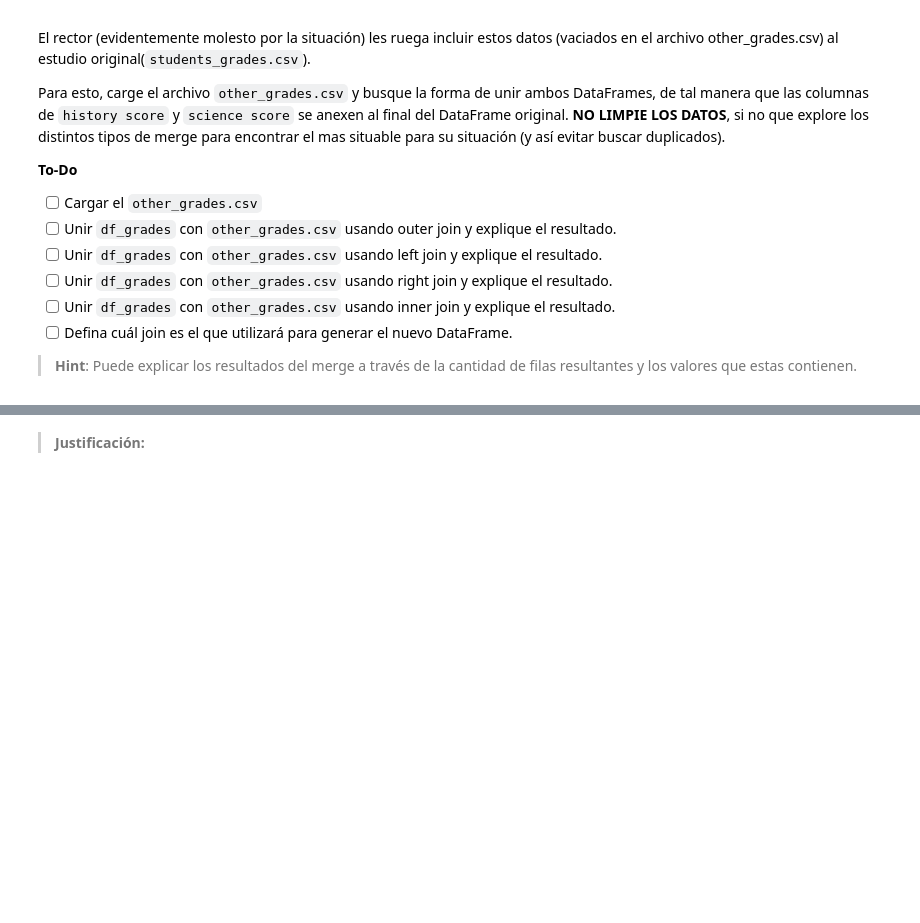
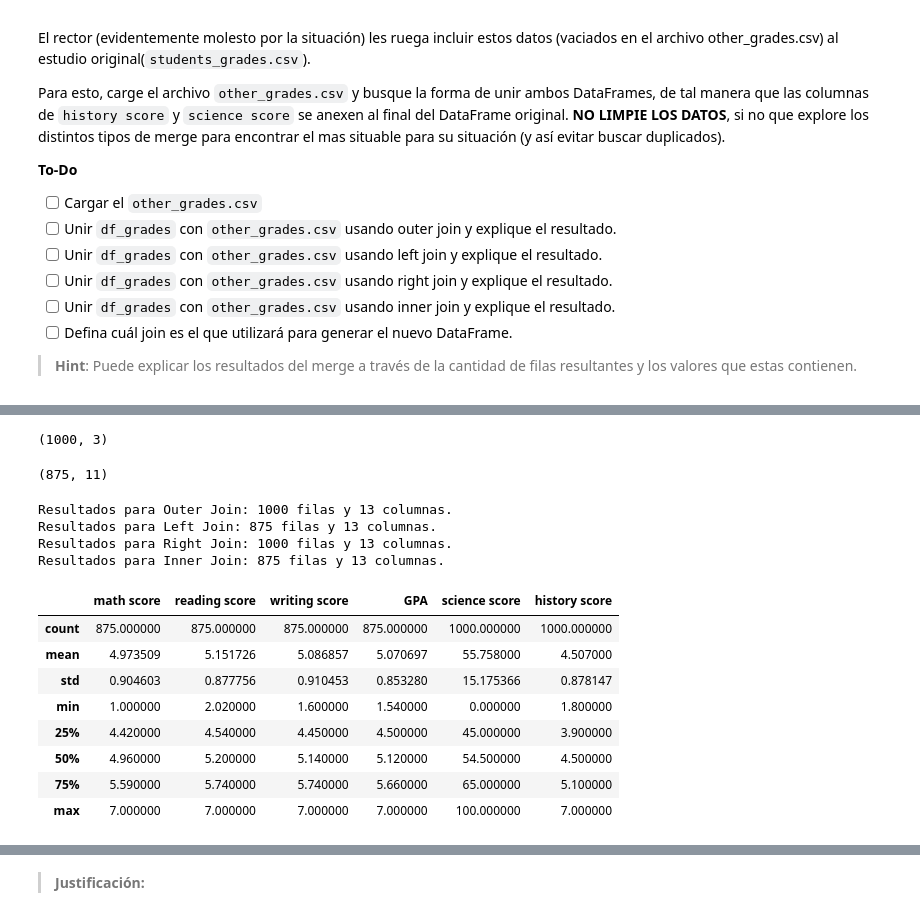
Before and after one commit to jchinchon/MDS7021-Laboratorio-de-Programacion-Cientifica-Labs-, a Jupyter notebook: Laboratorio 5/Laboratorio5_desarrollo.ipynb, the cells around one changed output, grey strips where cells are left out. Saved outputs shown, nothing was run; the diff lists cells and outputs as text; code cells hidden in the pictures; blank space fills up the shorter version.

```diff
--- a/Laboratorio 5/Laboratorio5_desarrollo.ipynb
+++ b/Laboratorio 5/Laboratorio5_desarrollo.ipynb
@@ -307,0 +305,40 @@ Ellipsis
+# %%
+#1. Cargar other_grades.csv
+df3 = pd.read_csv('other_grades.csv')
+# %%
+df3.shape
+# %% [output]
+(1000, 3)
+# %%
+df_grades.shape
+# %% [output]
+(875, 11)
+# %%
+from pandas.core.reshape.merge import merge
+#
+df_oj=df_grades.merge(right=df3,right_on='names',left_on='names',how='outer')
+df_lj=df_grades.merge(right=df3,right_on='names',left_on='names',how='left')
+df_rj=df_grades.merge(right=df3,right_on='names',left_on='names',how='right')
+df_ij=df_grades.merge(right=df3,right_on='names',left_on='names',how='inner')
+# %%
+print(f"Resultados para Outer Join: {df_oj.shape[0]} filas y {df_oj.shape[1]} columnas.")
+print(f"Resultados para Left Join: {df_lj.shape[0]} filas y {df_lj.shape[1]} columnas.")
+print(f"Resultados para Right Join: {df_rj.shape[0]} filas y {df_rj.shape[1]} columnas.")
+print(f"Resultados para Inner Join: {df_ij.shape[0]} filas y {df_ij.shape[1]} columnas.")
+# %% [output]
+Resultados para Outer Join: 1000 filas y 13 columnas.
+Resultados para Left Join: 875 filas y 13 columnas.
+Resultados para Right Join: 1000 filas y 13 columnas.
+Resultados para Inner Join: 875 filas y 13 columnas.
+# %%
+df_oj.describe()
+# %% [output]
+|  | math score | reading score | writing score | GPA | science score | history score |
+| count | 875.000000 | 875.000000 | 875.000000 | 875.000000 | 1000.000000 | 1000.000000 |
+| mean | 4.973509 | 5.151726 | 5.086857 | 5.070697 | 55.758000 | 4.507000 |
+| std | 0.904603 | 0.877756 | 0.910453 | 0.853280 | 15.175366 | 0.878147 |
+| min | 1.000000 | 2.020000 | 1.600000 | 1.540000 | 0.000000 | 1.800000 |
+| 25% | 4.420000 | 4.540000 | 4.450000 | 4.500000 | 45.000000 | 3.900000 |
+| 50% | 4.960000 | 5.200000 | 5.140000 | 5.120000 | 54.500000 | 4.500000 |
+| 75% | 5.590000 | 5.740000 | 5.740000 | 5.660000 | 65.000000 | 5.100000 |
+| max | 7.000000 | 7.000000 | 7.000000 | 7.000000 | 100.000000 | 7.000000 |
```
Also changed, not shown: parts of 12 cells of this notebook.
